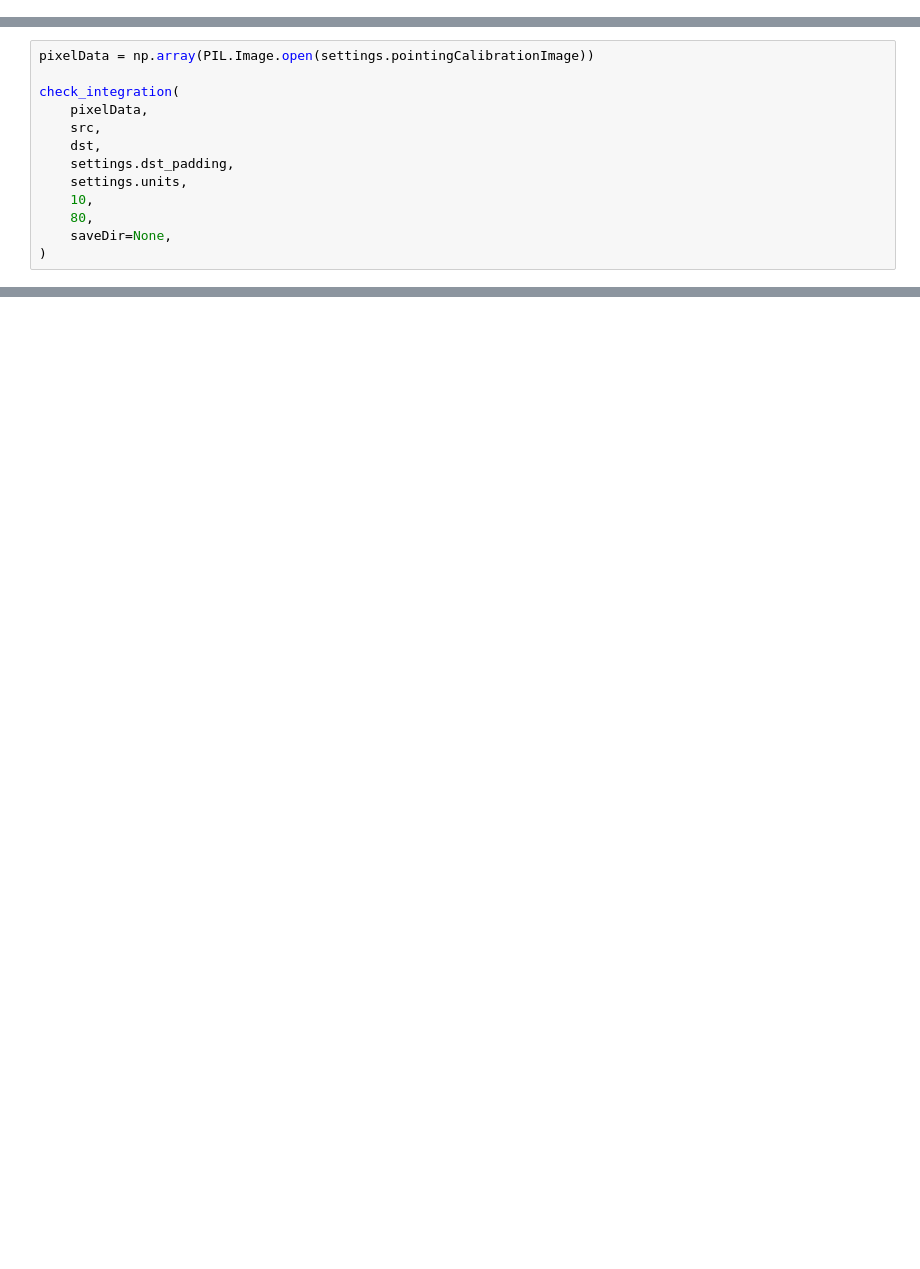
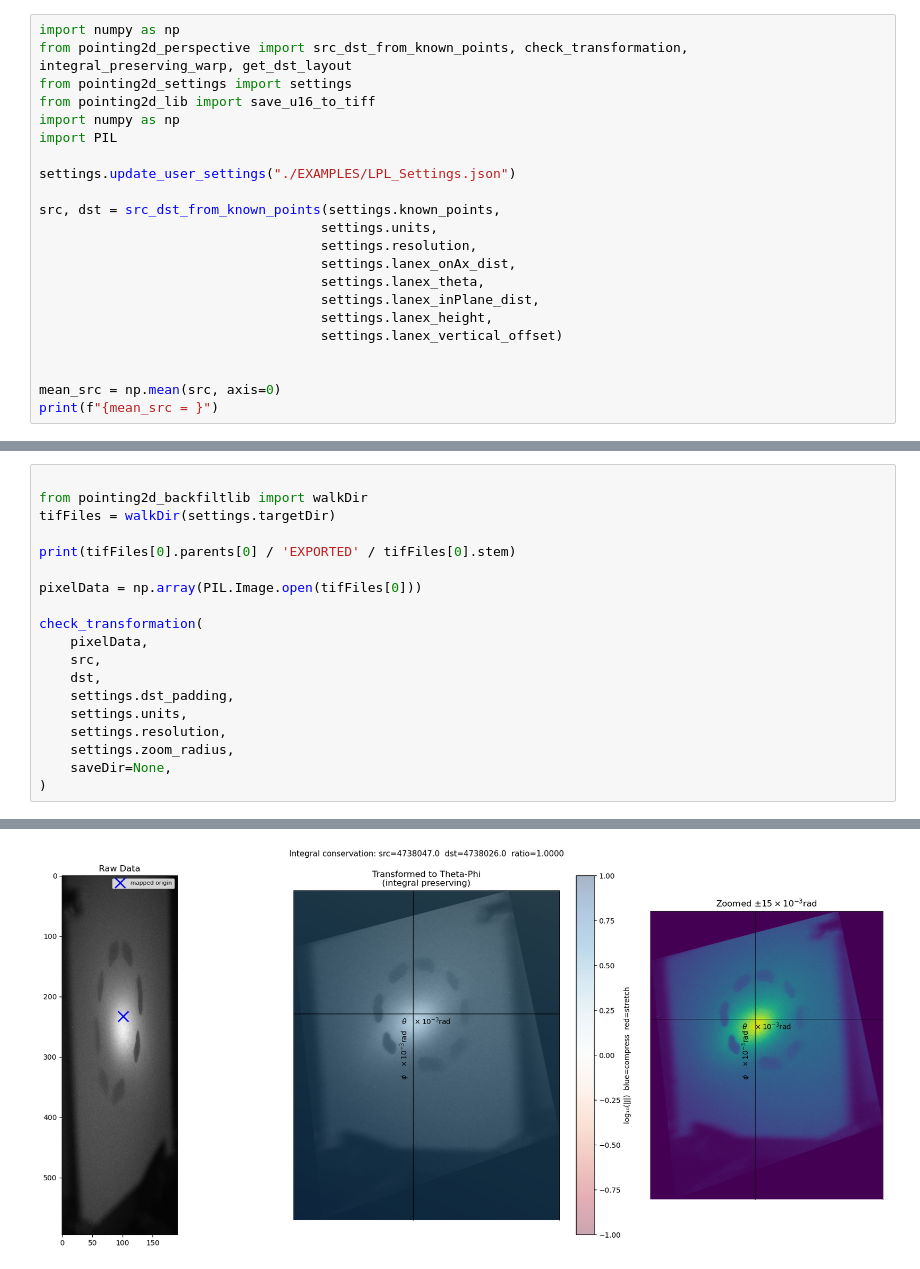
Before and after one commit to willowdpring/LanexPointingLib, a Jupyter notebook: testing.ipynb, the cells around one changed output, grey strips where cells are left out. Drawn from its saved outputs; the diff is of its cells as text; blank space fills up the shorter version.

Commit message:
Transform Scaling

```diff
--- a/testing.ipynb
+++ b/testing.ipynb
@@ -183,0 +1,22 @@ def check_integration(
+# %%
+import numpy as np
+from pointing2d_perspective import src_dst_from_known_points, check_transformation, integral_preserving_warp, get_dst_layout
+from pointing2d_settings import settings
+from pointing2d_lib import save_u16_to_tiff
+import numpy as np
+import PIL
+
+settings.update_user_settings("./EXAMPLES/LPL_Settings.json")
+
+src, dst = src_dst_from_known_points(settings.known_points,
+                                    settings.units,
+                                    settings.resolution,
+                                    settings.lanex_onAx_dist,
+                                    settings.lanex_theta,
+                                    settings.lanex_inPlane_dist,
+                                    settings.lanex_height,
+                                    settings.lanex_vertical_offset)
+
+
+mean_src = np.mean(src, axis=0)
+print(f"{mean_src = }")
@@ -184,13 +41,20 @@ def check_integration(
 # %%
-pixelData = np.array(PIL.Image.open(settings.pointingCalibrationImage))
 
-check_integration(
+from pointing2d_backfiltlib import walkDir
+tifFiles = walkDir(settings.targetDir)
+
+print(tifFiles[0].parents[0] / 'EXPORTED' / tifFiles[0].stem)
+
+pixelData = np.array(PIL.Image.open(tifFiles[0]))
+
+check_transformation(
     pixelData,
     src,
     dst,
     settings.dst_padding,
     settings.units,
-    10,
-    80,
+    settings.resolution,
+    settings.zoom_radius,
     saveDir=None,
 )
+# %% [output]
@@ -196,0 +81 @@ check_integration(
+[figure, added]
```
Also changed, not shown: parts of 6 cells of this notebook, 6 other files.
